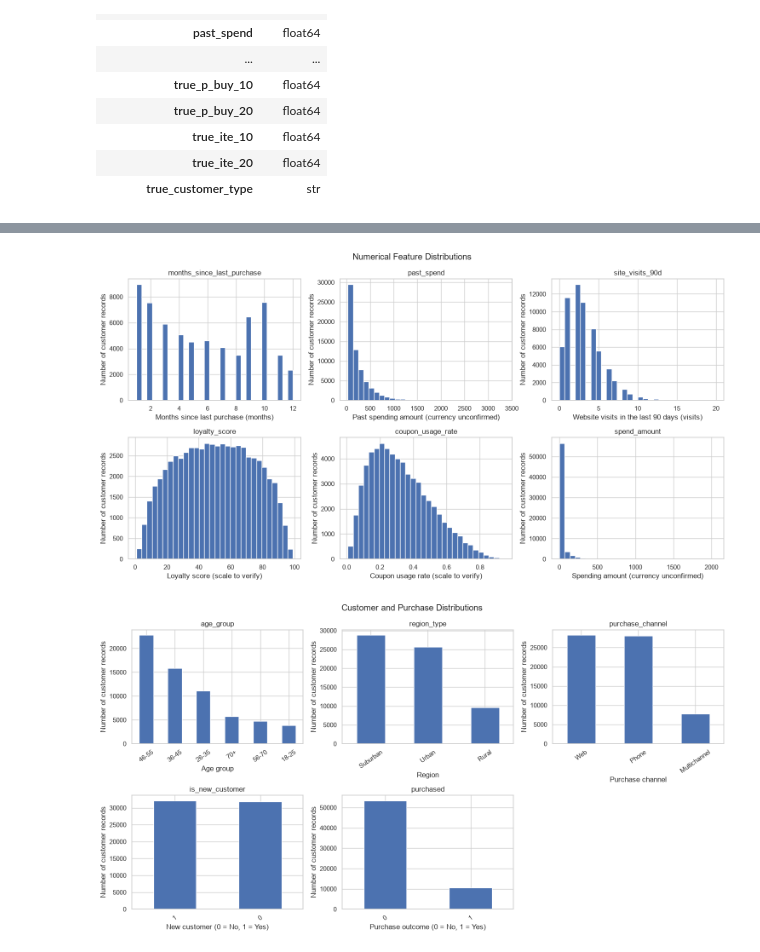
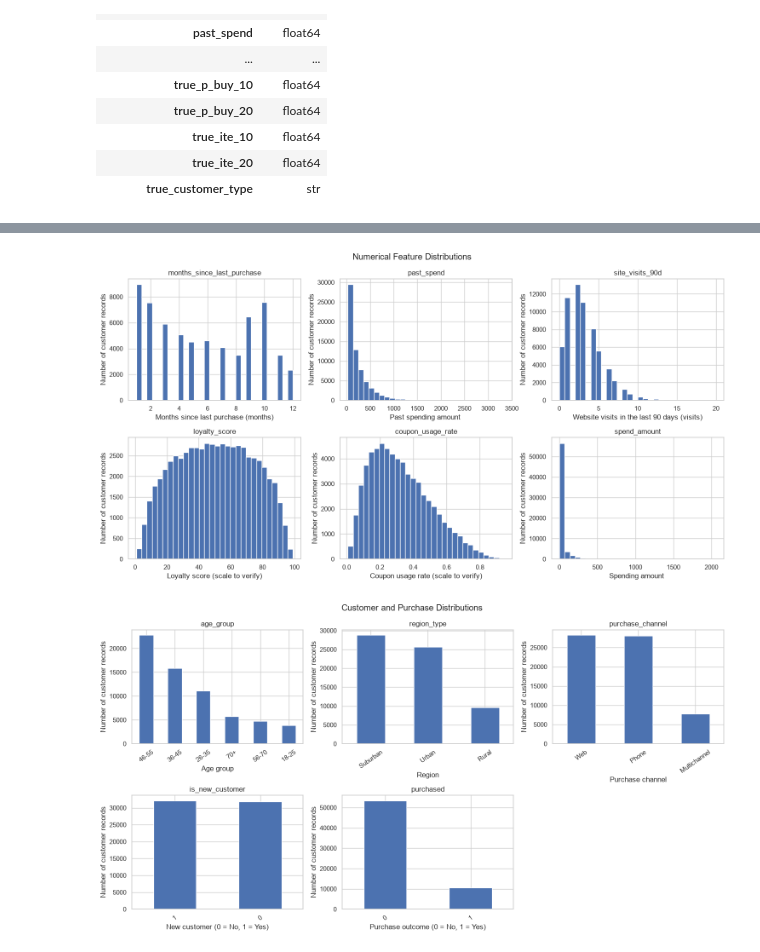
Before and after one commit to srikrishnaprasad/EconoCausal, a Jupyter notebook: notebooks/01_eda.ipynb, the cells around one changed output, grey strips where cells are left out. Cells and saved outputs as stored; diff of their text form; code cells hidden in the pictures.

Commit message:
Updated exploratory data analysis

```diff
--- a/notebooks/01_eda.ipynb
+++ b/notebooks/01_eda.ipynb
@@ -5,19 +5,15 @@
 # Dataset: Retail_synthetic_dataset.csv
 # ============================================================
 
+# 1. LOAD DATASET
+# ------------------------------------------------------------
+
 from pathlib import Path
 import pandas as pd
 import matplotlib.pyplot as plt
 
-
-# 1. LOAD DATASET
-# ------------------------------------------------------------
-
 project_path = Path.cwd().parent
-file_path = (
-    project_path / "data" / "raw" /
-    "Retail_synthetic_dataset.csv"
-)
+file_path = (project_path / "data" / "raw" /"Retail_synthetic_dataset.csv")
 
 df = pd.read_csv(file_path)
 
@@ -174,36 +171,36 @@ Name: count, dtype: int64
 numeric_plots = {
     "months_since_last_purchase":
         "Months since last purchase (months)",
 
     "past_spend":
-        "Past spending amount (currency unconfirmed)",
+        "Past spending amount ",
 
     "site_visits_90d":
         "Website visits in the last 90 days (visits)",
 
     "loyalty_score":
         "Loyalty score (scale to verify)",
 
     "coupon_usage_rate":
         "Coupon usage rate (scale to verify)",
 
     "spend_amount":
-        "Spending amount (currency unconfirmed)"
+        "Spending amount "
 }
 
 fig, axes = plt.subplots(2, 3, figsize=(15, 8))
 
 for ax, (col, label) in zip(axes.flatten(), numeric_plots.items()):
     df[col].dropna().hist(bins=30, ax=ax)
     ax.set_title(col)
     ax.set_xlabel(label)
     ax.set_ylabel("Number of customer records")
 
 plt.suptitle("Numerical Feature Distributions")
 plt.tight_layout()
 plt.show()
 # %% [output]
-[figure, old version]
+[figure, new version]
 # %%
 # 6. CUSTOMER GROUP DISTRIBUTIONS
 # ------------------------------------------------------------
```
Also changed, not shown: parts of 2 cells of this notebook.
